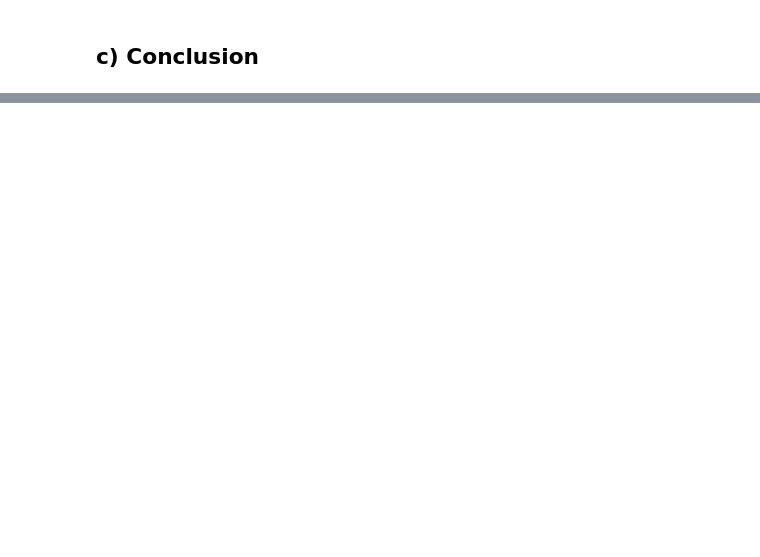
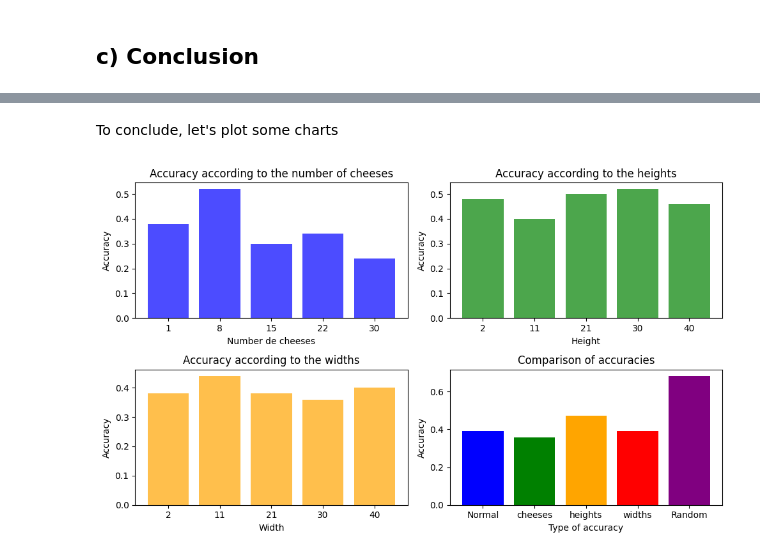
Before and after one commit to Gregsai/introduction-to-ai, a Jupyter notebook: session2/lab/Lab_2_Multi_Layer_Perceptron.ipynb, the cells around one changed output, grey strips where cells are left out. Saved outputs shown, nothing was run; the diff lists cells and outputs as text; code cells hidden in the pictures; blank space fills up the shorter version.

```diff
--- a/session2/lab/Lab_2_Multi_Layer_Perceptron.ipynb
+++ b/session2/lab/Lab_2_Multi_Layer_Perceptron.ipynb
@@ -537,3 +597,11 @@ Once all the files have been concatenated, we can prepare the train and test set
 X_train, X_test, Y_train, Y_test = train_test_split(X_concat, Y_concat, test_size=0.2, random_state=0)
 # %% [markdown]
 Now we can train the model with the same parameters than the previous one just to compare them :
+# %%
+max_iters = [300]
+neurons = [500]
+hidden_layers = [5]
+activations = ['relu']
+results = train_parameter_combinations(X_train, Y_train, X_test, Y_test, max_iters, neurons, hidden_layers, activations, 32)
+top_results = sorted(results.items(), key=lambda x: x[1][1], reverse=True)
+print(top_results)
@@ -558,0 +639,12 @@ Accuracy of the classifier on the test set: 0.5329059829059829
+# %%
+# Variable definitions
+same_configuration_accuracy_v2 = 0
+
+# Open file(s)
+dataset_folder = "../../DATASETS_SUPERVISED_LEARNING/NORMAL/"
+file_path = f"{dataset_folder}/normal.npz"
+if os.path.exists(file_path):
+    file = np.load(file_path)
+    X_formatted,Y_formatted = get_data_ready_to_be_predicted(file, 5,7)
+    same_configuration_accuracy_v2 = classifier.score(X_formatted, Y_formatted)
+    print(f"Accuracy of the classifier on the same configuration: {same_configuration_accuracy_v2}")
@@ -1472,0 +856,49 @@ Top 10 combinations of k and train/test size with the highest average accuracy:
+# %% [markdown]
+To conclude, let's plot some charts
+# %%
+import matplotlib.pyplot as plt
+import numpy as np
+
+# Données d'exemple
+cheese_accuracy_data_v2 = [cheese_accuracy_1_v2, cheese_accuracy_8_v2, cheese_accuracy_15_v2, cheese_accuracy_22_v2, cheese_accuracy_30_v2]
+height_accuracy_data_v2 = [height_accuracy_2_v2, height_accuracy_11_v2, height_accuracy_21_v2, height_accuracy_30_v2, height_accuracy_40_v2]
+width_accuracy_data_v2 = [width_accuracy_2_v2, width_accuracy_11_v2, width_accuracy_21_v2, width_accuracy_30_v2, width_accuracy_40_v2]
+normal_accuracy_v2 = same_configuration_accuracy_v2
+random_accuracy_v2 = random_accuracy_v2
+
+# Tracer les barres
+plt.figure(figsize=(10, 6))
+
+plt.subplot(2, 2, 1)
+plt.bar(range(len(cheese_accuracy_data_v2)), cheese_accuracy_data_v2, color='blue', alpha=0.7)
+plt.xticks(range(len(cheese_accuracy_data_v2)), ['1', '8', '15', '22', '30'])
+plt.title('Accuracy according to the number of cheeses')
+plt.xlabel('Number de cheeses')
+plt.ylabel('Accuracy')
+
+plt.subplot(2, 2, 2)
+plt.bar(range(len(height_accuracy_data_v2)), height_accuracy_data_v2, color='green', alpha=0.7)
+plt.xticks(range(len(height_accuracy_data_v2)), ['2', '11', '21', '30', '40'])
+plt.title('Accuracy according to the heights')
+plt.xlabel('Height')
+plt.ylabel('Accuracy')
+
+plt.subplot(2, 2, 3)
+plt.bar(range(len(width_accuracy_data_v2)), width_accuracy_data_v2, color='orange', alpha=0.7)
+plt.xticks(range(len(width_accuracy_data_v2)), ['2', '11', '21', '30', '40'])
+plt.title('Accuracy according to the widths')
+plt.xlabel('Width')
+plt.ylabel('Accuracy')
+
+plt.subplot(2, 2, 4)
+plt.bar(['Normal', 'cheeses', 'heights', 'widths', 'Random'],
+        [normal_accuracy_v2, np.mean(cheese_accuracy_data_v2), np.mean(height_accuracy_data_v2), np.mean(width_accuracy_data_v2), random_accuracy_v2],
+        color=['blue', 'green', 'orange', 'red', 'purple'])
+plt.title('Comparison of accuracies')
+plt.xlabel('Type of accuracy')
+plt.ylabel('Accuracy')
+
+plt.tight_layout()
+plt.show()
+# %% [output]
+[figure, added]
```
Also changed, not shown: parts of 77 cells of this notebook, 13 other files.
